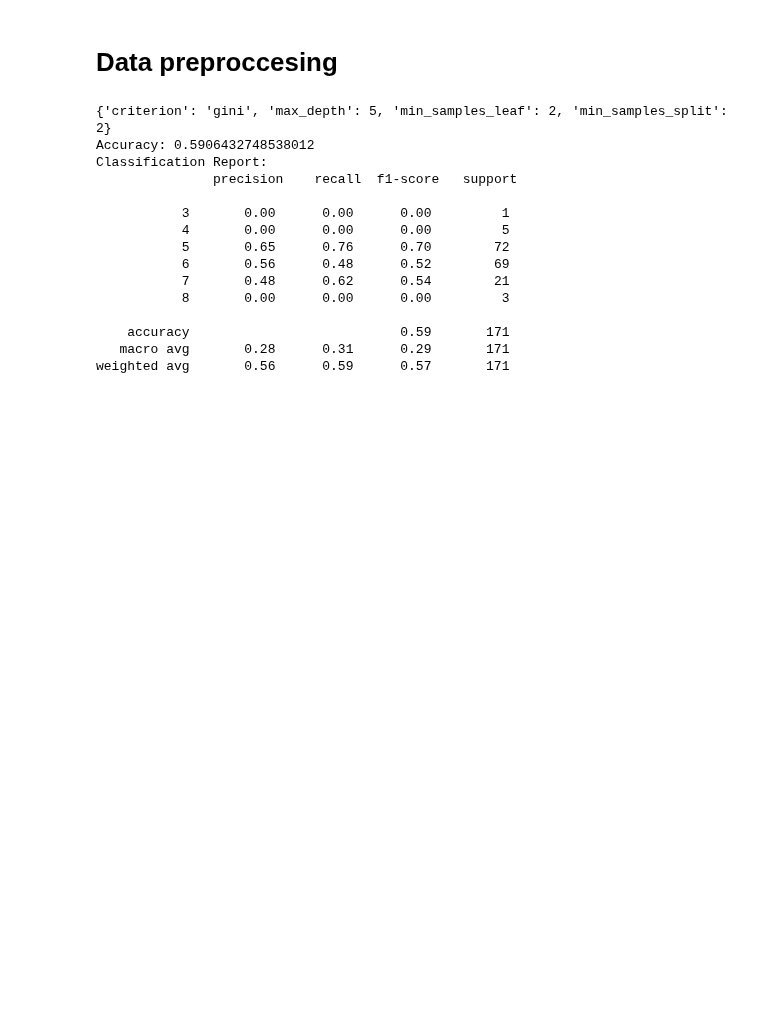
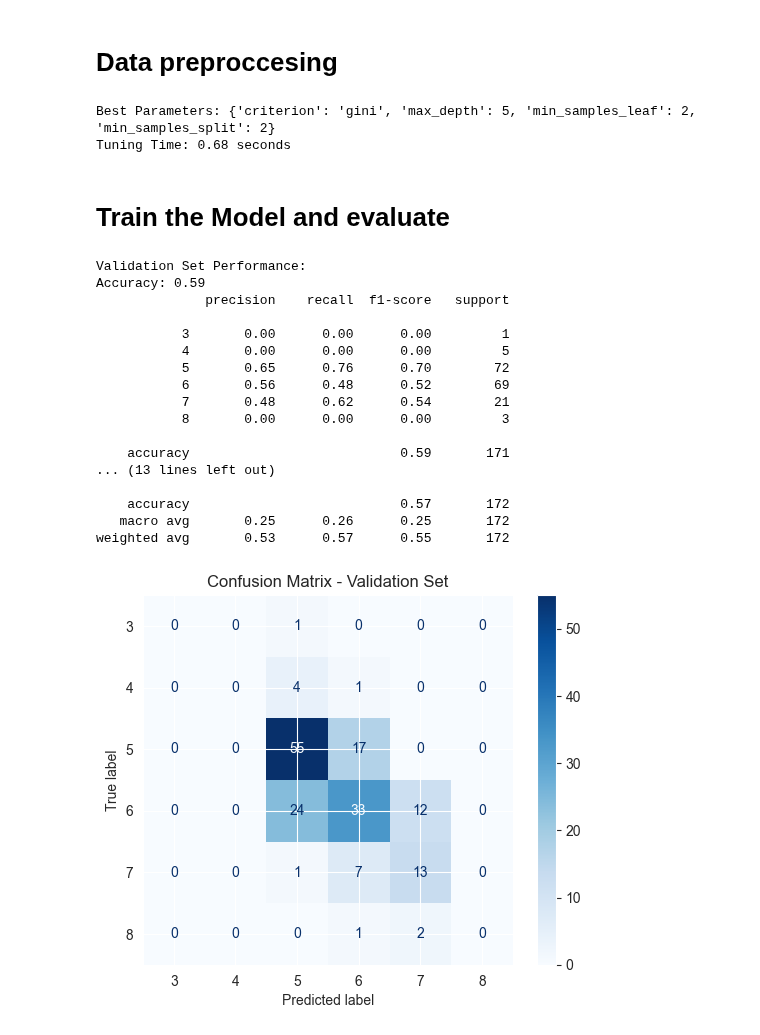
Before and after one commit to katerinadobrynina/ML-project, a Jupyter notebook: wine_dt_training.ipynb, the cells around one changed output. Saved outputs shown, nothing was run; the diff lists cells and outputs as text; code cells hidden in the pictures; blank space fills up the shorter version.

```diff
--- a/wine_dt_training.ipynb
+++ b/wine_dt_training.ipynb
@@ -95,6 +97,11 @@ X = data.drop(columns=[target_col, "Id"])
 y = data[target_col]
 X_train, X_temp, y_train, y_temp = train_test_split(X, y, test_size=0.3, stratify=y, random_state=42)
 X_val, X_test, y_val, y_test = train_test_split(X_temp, y_temp, test_size=0.5, stratify=y_temp, random_state=42)
+scaler = StandardScaler()
+numeric_features = X_train.select_dtypes(include=['float64', 'int64']).columns
+X_train[numeric_features] = scaler.fit_transform(X_train[numeric_features])
+X_val[numeric_features] = scaler.transform(X_val[numeric_features])
+X_test[numeric_features] = scaler.transform(X_test[numeric_features])
 # %%
 param_grid = {
     'max_depth': [3, 5, 10, None],
@@ -103,27 +110,58 @@ param_grid = {
     'criterion': ['gini', 'entropy']
 }
 
-grid_search = GridSearchCV(estimator=DecisionTreeClassifier(random_state=42), param_grid=param_grid, cv=5)
+start_time = time.time()
+grid_search = GridSearchCV(DecisionTreeClassifier(random_state=42), param_grid, cv=5, scoring='accuracy', n_jobs=-1)
 grid_search.fit(X_train, y_train)
-print(grid_search.best_params_)
-dt_classifier = DecisionTreeClassifier(max_depth=grid_search.best_params_['max_depth'], criterion=grid_search.best_params_['criterion'], min_samples_leaf = grid_search.best_params_['min_samples_leaf'], min_samples_split = grid_search.best_params_['min_samples_split'], random_state=42)
-dt_classifier.fit(X_train, y_train)
-y_pred = dt_classifier.predict(X_val)
-print("Accuracy:", accuracy_score(y_val, y_pred))
-print("Classification Report:\n", classification_report(y_val, y_pred))
+print(f"Best Parameters: {grid_search.best_params_}")
+print(f"Tuning Time: {time.time() - start_time:.2f} seconds")
 # %% [output]
-{'criterion': 'gini', 'max_depth': 5, 'min_samples_leaf': 2, 'min_samples_split': 2}
-Accuracy: 0.5906432748538012
-Classification Report:
-               precision    recall  f1-score   support
-
-           3       0.00      0.00      0.00         1
-           4       0.00      0.00      0.00         5
-           5       0.65      0.76      0.70        72
-           6       0.56      0.48      0.52        69
-           7       0.48      0.62      0.54        21
-           8       0.00      0.00      0.00         3
-
-    accuracy                           0.59       171
-   macro avg       0.28      0.31      0.29       171
-weighted avg       0.56      0.59      0.57       171
+Best Parameters: {'criterion': 'gini', 'max_depth': 5, 'min_samples_leaf': 2, 'min_samples_split': 2}
+Tuning Time: 0.68 seconds
+# %% [markdown]
+# Train the  Model and evaluate
+# %%
+best_params = grid_search.best_params_
+dt_classifier = DecisionTreeClassifier(**best_params, random_state=42)
+dt_classifier.fit(X_train, y_train)
+
+# Evaluate on Validation Set
+y_val_pred = dt_classifier.predict(X_val)
+val_accuracy = accuracy_score(y_val, y_val_pred)
+print("Validation Set Performance:")
+print(f"Accuracy: {val_accuracy:.2f}")
+print(classification_report(y_val, y_val_pred))
+
+# Evaluate on Test Set
+y_test_pred = dt_classifier.predict(X_test)
+test_accuracy = accuracy_score(y_test, y_test_pred)
+print("Test Set Performance:")
+print(f"Accuracy: {test_accuracy:.2f}")
+print(classification_report(y_test, y_test_pred))
+
+cm_val = confusion_matrix(y_val, y_val_pred)
+
+# Using sklearn's ConfusionMatrixDisplay
+disp = ConfusionMatrixDisplay(confusion_matrix=cm_val, display_labels=dt_classifier.classes_)
+disp.plot(cmap='Blues')
+plt.title("Confusion Matrix - Validation Set")
+plt.show()
+# %% [output]
+Validation Set Performance:
+Accuracy: 0.59
+              precision    recall  f1-score   support
+
+           3       0.00      0.00      0.00         1
+           4       0.00      0.00      0.00         5
+           5       0.65      0.76      0.70        72
+           6       0.56      0.48      0.52        69
+           7       0.48      0.62      0.54        21
+           8       0.00      0.00      0.00         3
+
+    accuracy                           0.59       171
+... (13 lines left out)
+
+    accuracy                           0.57       172
+   macro avg       0.25      0.26      0.25       172
+weighted avg       0.53      0.57      0.55       172
+[figure, added]
```
Also changed, not shown: parts of 6 cells of this notebook, 1 other file.
